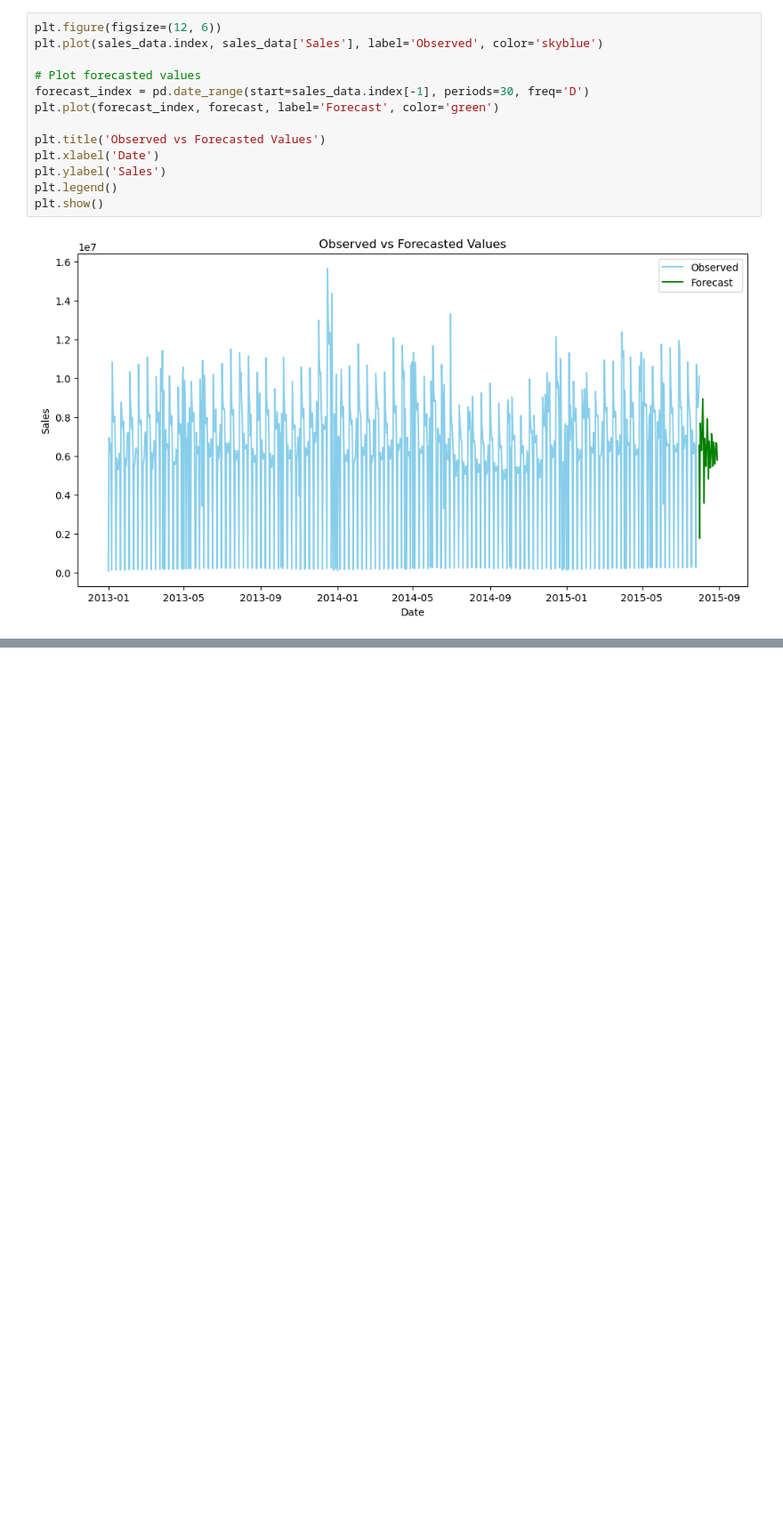
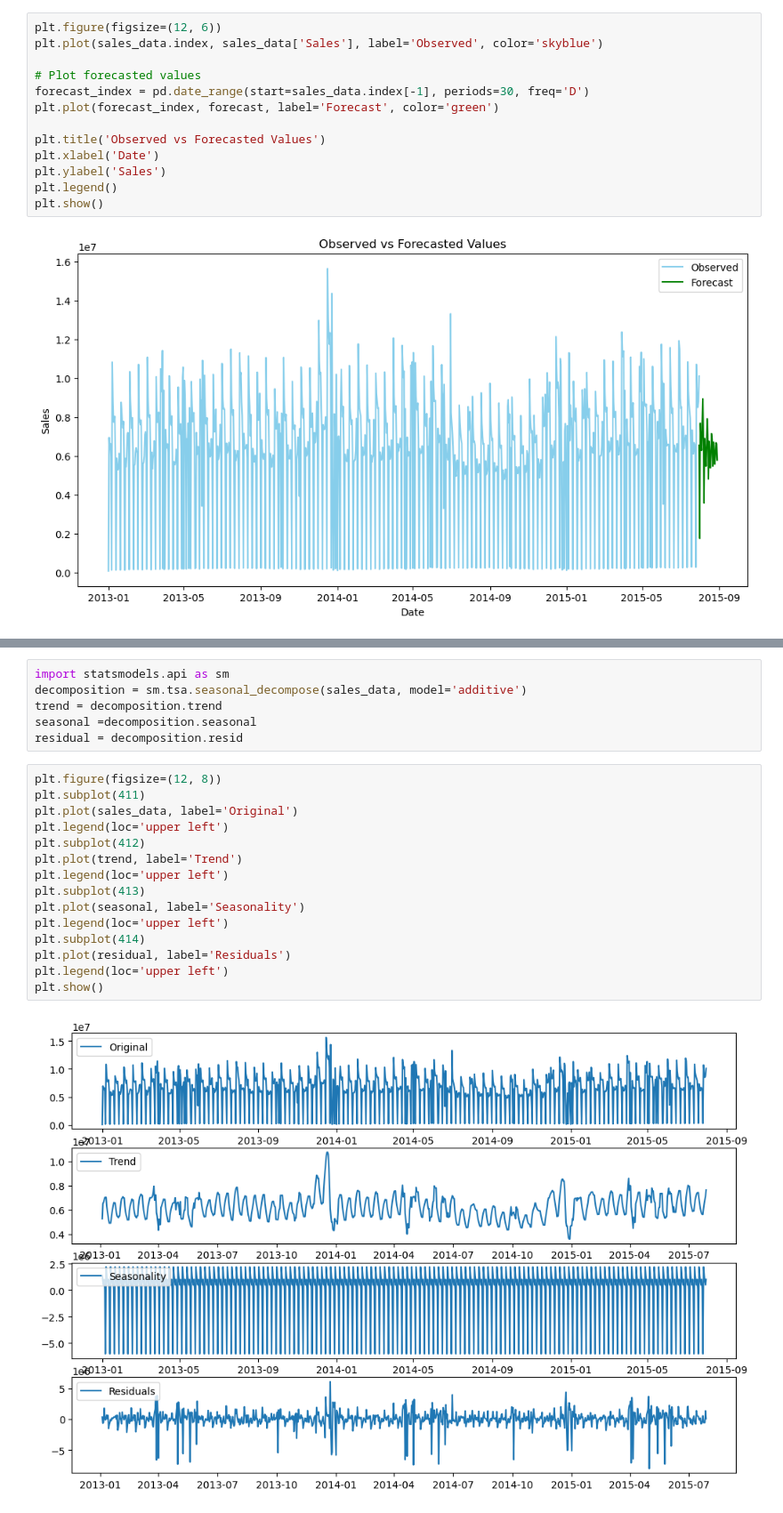
Before and after one commit to Hemamagam/Project-6--Pharmaceutical-Sale-Prediction-, a Jupyter notebook: Task 2.5-Time_series.ipynb, the cells around one changed output, grey strips where cells are left out. Shown at 89% size. Cells and saved outputs as stored; diff of their text form; blank space fills up the shorter version.

```diff
--- a/Task 2.5-Time_series.ipynb
+++ b/Task 2.5-Time_series.ipynb
@@ -269,0 +306,23 @@ Mean Absolute Percentage Error (MAPE): 306.67638041018364
+# %%
+import statsmodels.api as sm
+decomposition = sm.tsa.seasonal_decompose(sales_data, model='additive')
+trend = decomposition.trend
+seasonal =decomposition.seasonal
+residual = decomposition.resid
+# %%
+plt.figure(figsize=(12, 8))
+plt.subplot(411)
+plt.plot(sales_data, label='Original')
+plt.legend(loc='upper left')
+plt.subplot(412)
+plt.plot(trend, label='Trend')
+plt.legend(loc='upper left')
+plt.subplot(413)
+plt.plot(seasonal, label='Seasonality')
+plt.legend(loc='upper left')
+plt.subplot(414)
+plt.plot(residual, label='Residuals')
+plt.legend(loc='upper left')
+plt.show()
+# %% [output]
+[figure, added]
```
Also changed, not shown: parts of 11 cells of this notebook.
